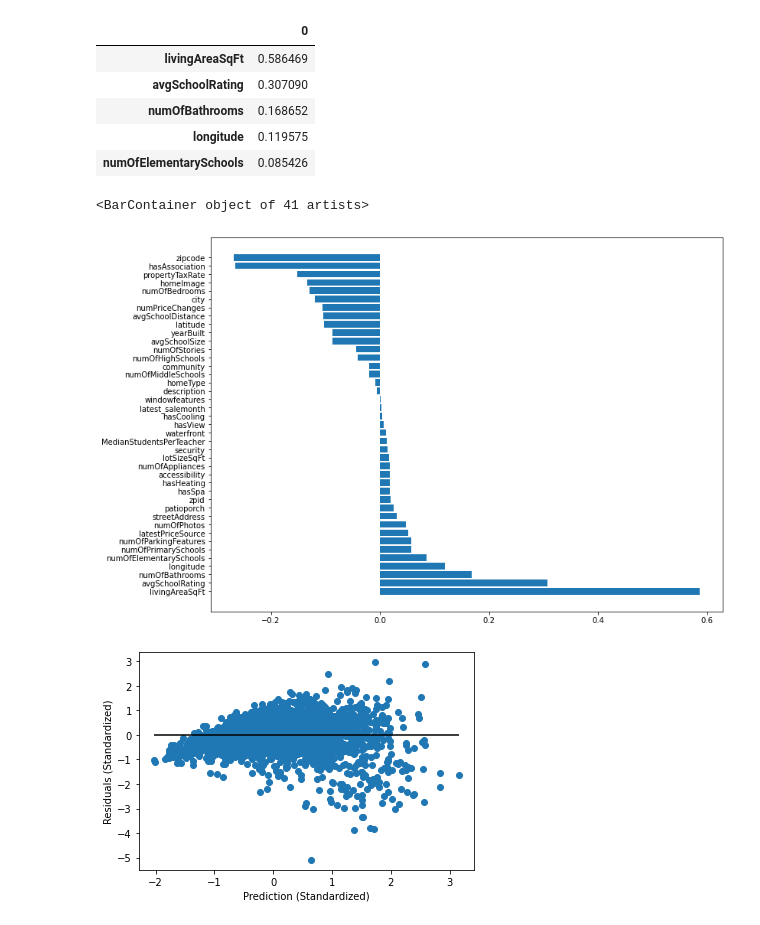
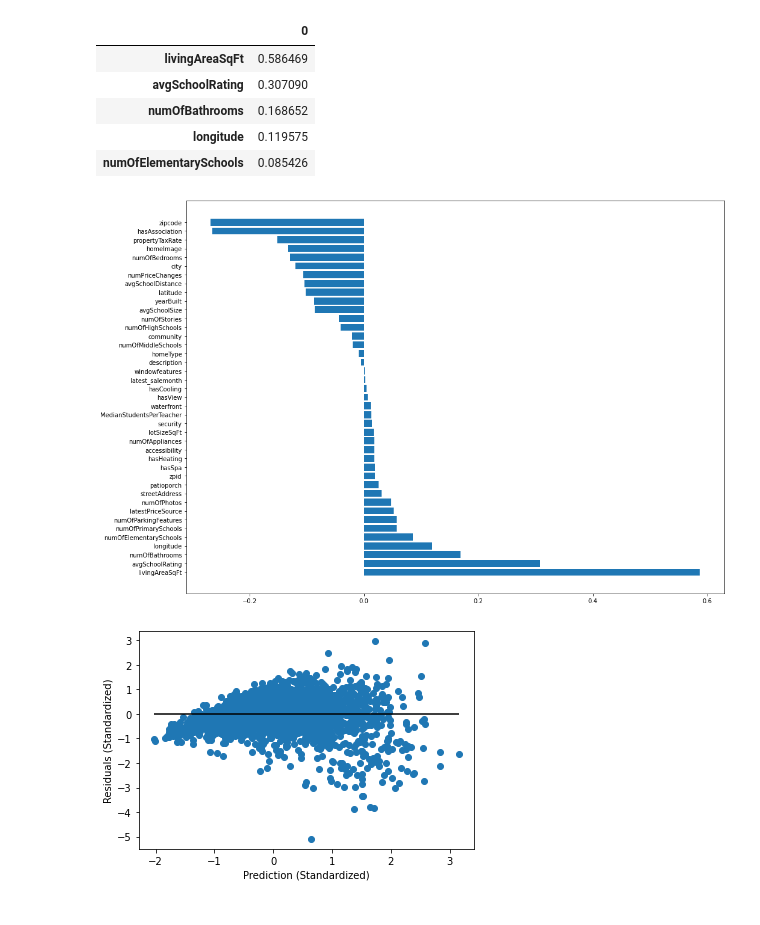
Before and after one commit to dianahandler/Final_Module20_Group3, a Jupyter notebook: Austin-Sklearn-Demonstration_chk.ipynb, the cells around one changed output. Cells and saved outputs as stored; diff of their text form; code cells hidden in the pictures.

```diff
--- a/Austin-Sklearn-Demonstration_chk.ipynb
+++ b/Austin-Sklearn-Demonstration_chk.ipynb
@@ -380,17 +381,16 @@ coeff_sorted.head()
 | numOfBathrooms | 0.168652 |
 | longitude | 0.119575 |
 | numOfElementarySchools | 0.085426 |
-# %%
-## We'll visualize the degree of the coefficients for our price-predicting model.
-names = coeff_sorted.index
-values = coeff_sorted[0]
-plt.subplots(figsize=(12,9))
-plt.barh(names, values)
-# To save the below plot, uncomment the below code.
-# plt.savefig('1stCoeff.png')
-# %% [output]
-<BarContainer object of 41 artists>
-[figure, removed]
+# %%
+## We'll visualize the degree of the coefficients for our price-predicting model.
+names = coeff_sorted.index
+values = coeff_sorted[0]
+plt.subplots(figsize=(16,12))
+plt.barh(names, values)
+# To save the below plot, uncomment the below code.
+plt.savefig('1stCoeff.png')
+# %% [output]
+[figure, added]
 # %%
 ## As seen in classwork code for multilinear regression (2021), we can represent the difference between our model's
 ## predicted values and the actual test output values on a residual plot. The smaller the difference is,
```
Also changed, not shown: parts of 4 cells of this notebook.
